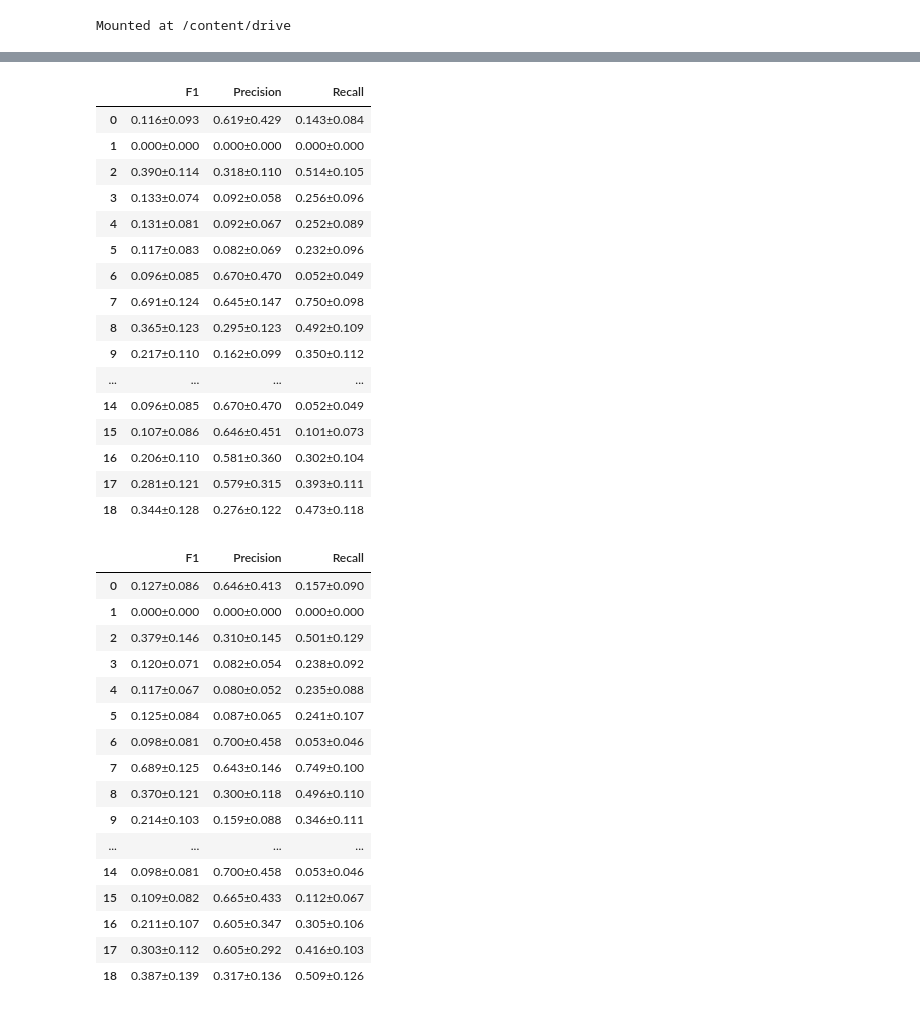
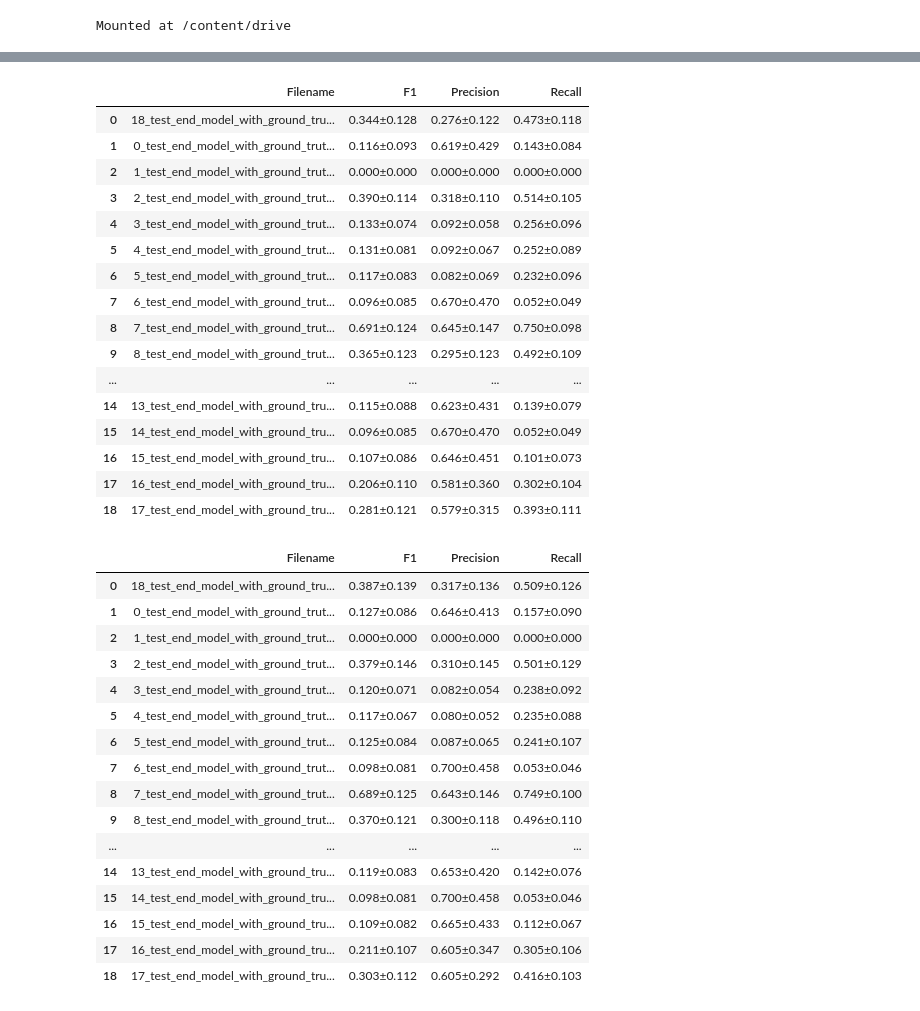
Before and after one commit to sam-msds/Final_Project, a Jupyter notebook: Keyclass_MIMIC_CS598.ipynb, the cells around one changed output, grey strips where cells are left out. Saved outputs shown, nothing was run; the diff lists cells and outputs as text; code cells hidden in the pictures.

```diff
--- a/Keyclass_MIMIC_CS598.ipynb
+++ b/Keyclass_MIMIC_CS598.ipynb
@@ -162,44 +177,44 @@ downstream.to_csv('downstream.csv')
 # %%
 # Printing out the Precision, Recall and F1 values of the first 10 categories
 # This is from the ablation experiment
-self_train.head(19)
+self_train_df.head(19)
 # %% [output]
-|  | F1 | Precision | Recall |
-| 0 | 0.116±0.093 | 0.619±0.429 | 0.143±0.084 |
-| 1 | 0.000±0.000 | 0.000±0.000 | 0.000±0.000 |
-| 2 | 0.390±0.114 | 0.318±0.110 | 0.514±0.105 |
-| 3 | 0.133±0.074 | 0.092±0.058 | 0.256±0.096 |
-| 4 | 0.131±0.081 | 0.092±0.067 | 0.252±0.089 |
-| 5 | 0.117±0.083 | 0.082±0.069 | 0.232±0.096 |
-| 6 | 0.096±0.085 | 0.670±0.470 | 0.052±0.049 |
-| 7 | 0.691±0.124 | 0.645±0.147 | 0.750±0.098 |
-| 8 | 0.365±0.123 | 0.295±0.123 | 0.492±0.109 |
-| 9 | 0.217±0.110 | 0.162±0.099 | 0.350±0.112 |
-| ... | ... | ... | ... |
-| 14 | 0.096±0.085 | 0.670±0.470 | 0.052±0.049 |
-| 15 | 0.107±0.086 | 0.646±0.451 | 0.101±0.073 |
-| 16 | 0.206±0.110 | 0.581±0.360 | 0.302±0.104 |
-| 17 | 0.281±0.121 | 0.579±0.315 | 0.393±0.111 |
-| 18 | 0.344±0.128 | 0.276±0.122 | 0.473±0.118 |
+|  | Filename | F1 | Precision | Recall |
+| 0 | 18_test_end_model_with_ground_tru... | 0.344±0.128 | 0.276±0.122 | 0.473±0.118 |
+| 1 | 0_test_end_model_with_ground_trut... | 0.116±0.093 | 0.619±0.429 | 0.143±0.084 |
+| 2 | 1_test_end_model_with_ground_trut... | 0.000±0.000 | 0.000±0.000 | 0.000±0.000 |
+| 3 | 2_test_end_model_with_ground_trut... | 0.390±0.114 | 0.318±0.110 | 0.514±0.105 |
+| 4 | 3_test_end_model_with_ground_trut... | 0.133±0.074 | 0.092±0.058 | 0.256±0.096 |
+| 5 | 4_test_end_model_with_ground_trut... | 0.131±0.081 | 0.092±0.067 | 0.252±0.089 |
+| 6 | 5_test_end_model_with_ground_trut... | 0.117±0.083 | 0.082±0.069 | 0.232±0.096 |
+| 7 | 6_test_end_model_with_ground_trut... | 0.096±0.085 | 0.670±0.470 | 0.052±0.049 |
+| 8 | 7_test_end_model_with_ground_trut... | 0.691±0.124 | 0.645±0.147 | 0.750±0.098 |
+| 9 | 8_test_end_model_with_ground_trut... | 0.365±0.123 | 0.295±0.123 | 0.492±0.109 |
+| ... | ... | ... | ... | ... |
+| 14 | 13_test_end_model_with_ground_tru... | 0.115±0.088 | 0.623±0.431 | 0.139±0.079 |
+| 15 | 14_test_end_model_with_ground_tru... | 0.096±0.085 | 0.670±0.470 | 0.052±0.049 |
+| 16 | 15_test_end_model_with_ground_tru... | 0.107±0.086 | 0.646±0.451 | 0.101±0.073 |
+| 17 | 16_test_end_model_with_ground_tru... | 0.206±0.110 | 0.581±0.360 | 0.302±0.104 |
+| 18 | 17_test_end_model_with_ground_tru... | 0.281±0.121 | 0.579±0.315 | 0.393±0.111 |
 # %%
 # Printing out the Precision, Recall and F1 values of the first 10 categories
 # This is from the ablation experiment
-downstream.head(19)
+downstream_df.head(19)
 # %% [output]
-|  | F1 | Precision | Recall |
-| 0 | 0.127±0.086 | 0.646±0.413 | 0.157±0.090 |
-| 1 | 0.000±0.000 | 0.000±0.000 | 0.000±0.000 |
-| 2 | 0.379±0.146 | 0.310±0.145 | 0.501±0.129 |
-| 3 | 0.120±0.071 | 0.082±0.054 | 0.238±0.092 |
-| 4 | 0.117±0.067 | 0.080±0.052 | 0.235±0.088 |
-| 5 | 0.125±0.084 | 0.087±0.065 | 0.241±0.107 |
-| 6 | 0.098±0.081 | 0.700±0.458 | 0.053±0.046 |
-| 7 | 0.689±0.125 | 0.643±0.146 | 0.749±0.100 |
-| 8 | 0.370±0.121 | 0.300±0.118 | 0.496±0.110 |
-| 9 | 0.214±0.103 | 0.159±0.088 | 0.346±0.111 |
-| ... | ... | ... | ... |
-| 14 | 0.098±0.081 | 0.700±0.458 | 0.053±0.046 |
-| 15 | 0.109±0.082 | 0.665±0.433 | 0.112±0.067 |
-| 16 | 0.211±0.107 | 0.605±0.347 | 0.305±0.106 |
-| 17 | 0.303±0.112 | 0.605±0.292 | 0.416±0.103 |
-| 18 | 0.387±0.139 | 0.317±0.136 | 0.509±0.126 |
+|  | Filename | F1 | Precision | Recall |
+| 0 | 18_test_end_model_with_ground_tru... | 0.387±0.139 | 0.317±0.136 | 0.509±0.126 |
+| 1 | 0_test_end_model_with_ground_trut... | 0.127±0.086 | 0.646±0.413 | 0.157±0.090 |
+| 2 | 1_test_end_model_with_ground_trut... | 0.000±0.000 | 0.000±0.000 | 0.000±0.000 |
+| 3 | 2_test_end_model_with_ground_trut... | 0.379±0.146 | 0.310±0.145 | 0.501±0.129 |
+| 4 | 3_test_end_model_with_ground_trut... | 0.120±0.071 | 0.082±0.054 | 0.238±0.092 |
+| 5 | 4_test_end_model_with_ground_trut... | 0.117±0.067 | 0.080±0.052 | 0.235±0.088 |
+| 6 | 5_test_end_model_with_ground_trut... | 0.125±0.084 | 0.087±0.065 | 0.241±0.107 |
+| 7 | 6_test_end_model_with_ground_trut... | 0.098±0.081 | 0.700±0.458 | 0.053±0.046 |
+| 8 | 7_test_end_model_with_ground_trut... | 0.689±0.125 | 0.643±0.146 | 0.749±0.100 |
+| 9 | 8_test_end_model_with_ground_trut... | 0.370±0.121 | 0.300±0.118 | 0.496±0.110 |
+| ... | ... | ... | ... | ... |
+| 14 | 13_test_end_model_with_ground_tru... | 0.119±0.083 | 0.653±0.420 | 0.142±0.076 |
+| 15 | 14_test_end_model_with_ground_tru... | 0.098±0.081 | 0.700±0.458 | 0.053±0.046 |
+| 16 | 15_test_end_model_with_ground_tru... | 0.109±0.082 | 0.665±0.433 | 0.112±0.067 |
+| 17 | 16_test_end_model_with_ground_tru... | 0.211±0.107 | 0.605±0.347 | 0.305±0.106 |
+| 18 | 17_test_end_model_with_ground_tru... | 0.303±0.112 | 0.605±0.292 | 0.416±0.103 |
```
Also changed, not shown: parts of 6 cells of this notebook.
